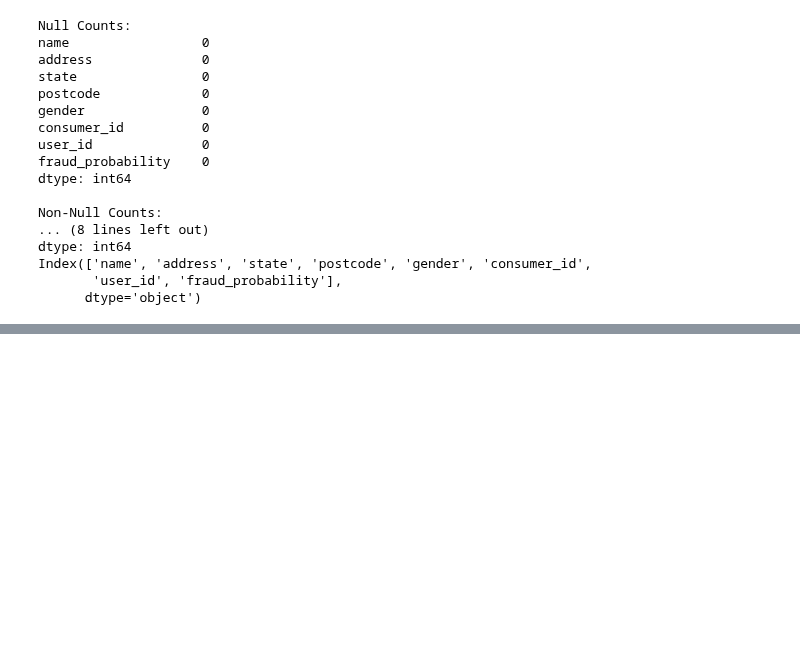
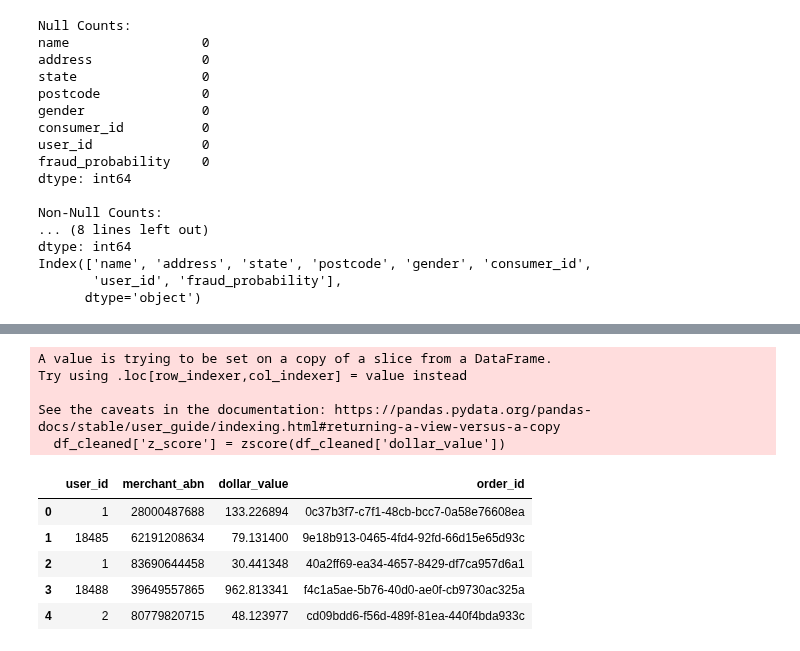
Before and after one commit to MAST30034-AppliedDataScience/project-2-group-buy-now-pay-later-industry-project-24, a Jupyter notebook: notebooks/preliminary_analysis.ipynb, the cells around one changed output, grey strips where cells are left out. Saved outputs shown, nothing was run; the diff lists cells and outputs as text; code cells hidden in the pictures; blank space fills up the shorter version.

```diff
--- a/notebooks/preliminary_analysis.ipynb
+++ b/notebooks/preliminary_analysis.ipynb
@@ -241,0 +251,27 @@ Index(['name', 'address', 'state', 'postcode', 'gender', 'consumer_id',
+# %%
+import numpy as np
+from scipy.stats import zscore
+
+df_cleaned = df[df['dollar_value'] >= 5]
+
+df_cleaned['z_score'] = zscore(df_cleaned['dollar_value'])
+
+threshold = np.sqrt(2 * np.log1p(len(df_cleaned)))
+
+df_cleaned = df_cleaned[df_cleaned['z_score'].abs() <= threshold]
+
+df_cleaned.drop(columns=['z_score'], inplace=True)
+
+df_cleaned.head()
+# %% [output]
+A value is trying to be set on a copy of a slice from a DataFrame.
+Try using .loc[row_indexer,col_indexer] = value instead
+
+See the caveats in the documentation: https://pandas.pydata.org/pandas-docs/stable/user_guide/indexing.html#returning-a-view-versus-a-copy
+  df_cleaned['z_score'] = zscore(df_cleaned['dollar_value'])
+|  | user_id | merchant_abn | dollar_value | order_id |
+| 0 | 1 | 28000487688 | 133.226894 | 0c37b3f7-c7f1-48cb-bcc7-0a58e76608ea |
+| 1 | 18485 | 62191208634 | 79.131400 | 9e18b913-0465-4fd4-92fd-66d15e65d93c |
+| 2 | 1 | 83690644458 | 30.441348 | 40a2ff69-ea34-4657-8429-df7ca957d6a1 |
+| 3 | 18488 | 39649557865 | 962.813341 | f4c1a5ae-5b76-40d0-ae0f-cb9730ac325a |
+| 4 | 2 | 80779820715 | 48.123977 | cd09bdd6-f56d-489f-81ea-440f4bda933c |
```
Also changed, not shown: parts of 3 cells of this notebook, 1 other file.
